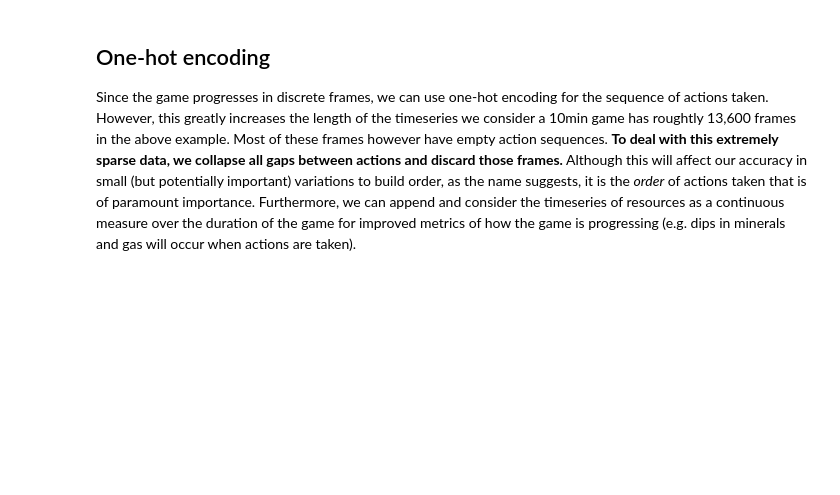
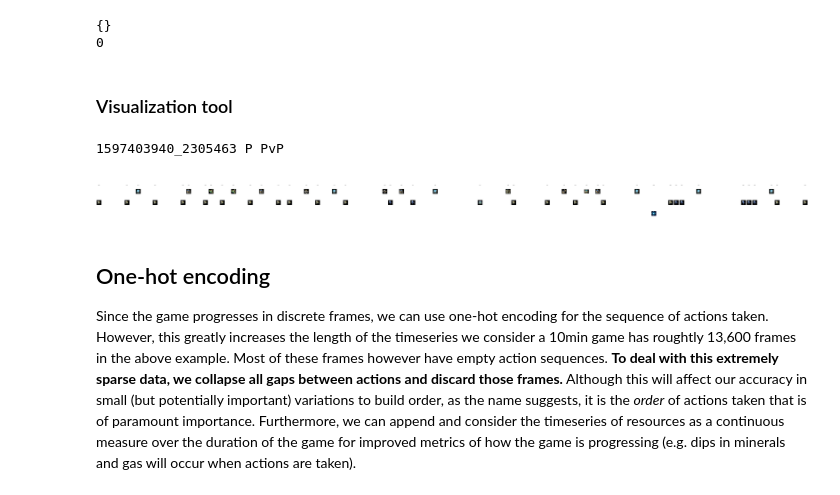
Before and after one commit to devYaoYH/SCII_BO_Classifier, a Jupyter notebook: Feature Extraction.ipynb, the cells around one changed output. Drawn from its saved outputs; the diff is of its cells as text; code cells hidden in the pictures; blank space fills up the shorter version.

```diff
--- a/Feature Extraction.ipynb
+++ b/Feature Extraction.ipynb
@@ -6,0 +66,3 @@ Thus, the problem is formalized as an instance of **Unsurpervised Multivariate T
+# %%
+compressed_data = 'timeseries_data_fixed.pbz2'
+data_obj = zip_read(compressed_data) if os.path.isfile(compressed_data) else extract_replays()
@@ -6,0 +163,46 @@ Thus, the problem is formalized as an instance of **Unsurpervised Multivariate T
+# %%
+def extract_buildOrders():
+    data_obj = dict()
+    error_log = []
+    error_log_output = open('error_bo.log', 'w+')
+    for (dirpath, dirnames, filenames) in os.walk(replays):
+        N = len(filenames)
+        for i, filename in enumerate(filenames):
+            cur_file = os.path.join(dirpath,filename)
+            try:
+                replay_data = SC2SpawningtoolData.parse_replay(replay_file=cur_file).as_dict()
+                data_obj.update(replay_data)
+            except Exception as e:
+                print(e)
+                # Save to error log so we can re-process these again!
+                error_log.append(cur_file)
+                error_log_output.write(f"[{datetime.datetime.now().strftime('%Y-%m-%dT%H:%M:%S')}]: ERROR PARSING {cur_file}\n")
+                error_log_output.write(str(e))
+                error_log_output.write("\n")
+            print(f"Parsed {i}/{N}")
+    print("===================")
+    print("Error list:", error_log)
+    print("===================")
+    print("Saving to compressed pickle obj")
+    zip_write('buildOrder_data', data_obj)
+    error_log_output.close()
+    return data_obj
+# %%
+compressed_bo_data = 'buildOrder_data.pbz2'
+bo_data_obj = zip_read(compressed_bo_data) if os.path.isfile(compressed_bo_data) else extract_buildOrders()
+# %%
+# Partition into different races, keeping track of errors along the way
+race_bo_dict = {'P': dict(), 'T': dict(), 'Z': dict()}
+race_bo_exceptions = dict()
+exceptional_bo_cases = []
+for key, data in bo_data_obj.items():
+    try:
+        race_bo_dict[data['race']][key] = data
+    except Exception as e:
+        race_bo_exceptions[data['race']] = key
+        exceptional_bo_cases.append(key)
+print(race_bo_exceptions)
+print(len(exceptional_bo_cases))
+# %% [output]
+{}
+0
@@ -6,0 +212,2 @@ Thus, the problem is formalized as an instance of **Unsurpervised Multivariate T
+# %% [markdown]
+### Visualization tool
@@ -7,3 +216,13 @@ Thus, the problem is formalized as an instance of **Unsurpervised Multivariate T
+# %%
+dummy_game = list(bo_data_obj.keys())[0]
+dummy_BO = bo_data_obj[dummy_game]['data']
+print(dummy_game, bo_data_obj[dummy_game]['race'], bo_data_obj[dummy_game]['matchup'])
+# %% [output]
+1597403940_2305463 P PvP
+# %%
+plot_game_series(build_visual_sequence(dummy_BO))
+# %% [output]
+[figure, added]
 # %% [markdown]
 ## One-hot encoding
 
```
Also changed, not shown: parts of 14 cells of this notebook, 12 other files.
